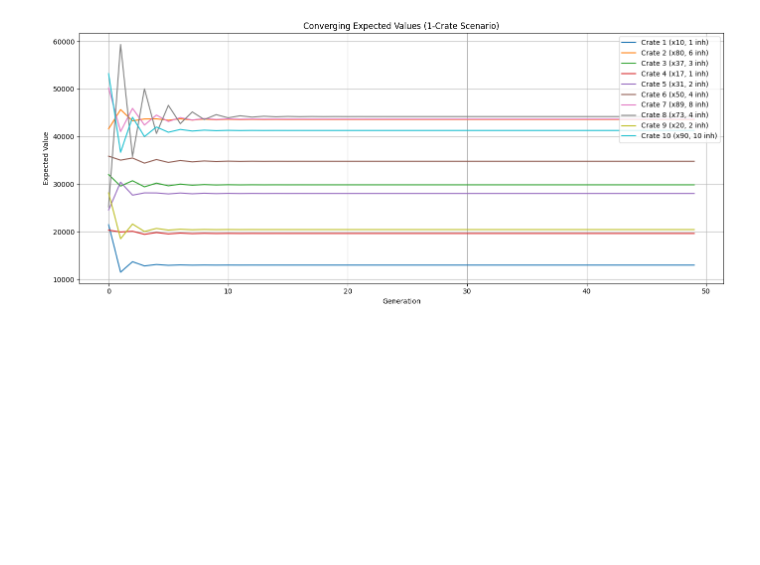
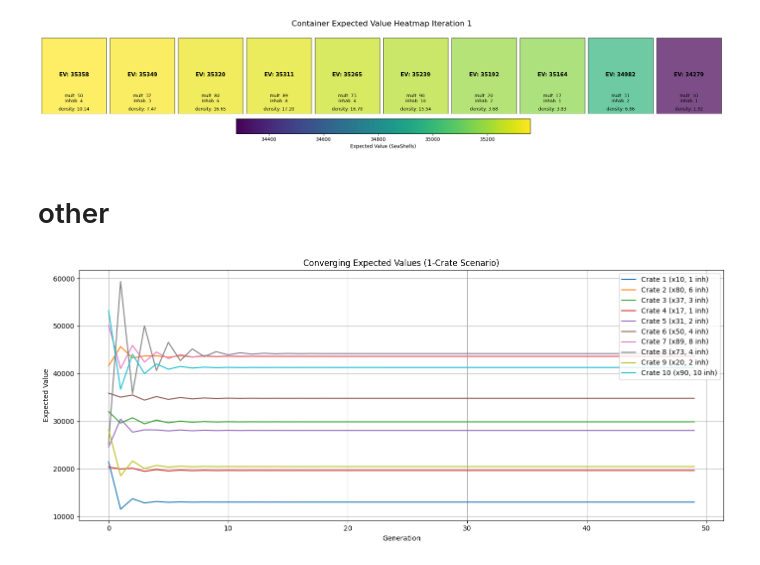
Before and after one commit to chrispyroberts/imc-prosperity-3, a Jupyter notebook: ROUND 2/manualn-.ipynb, the cells around one changed output. Saved outputs shown, nothing was run; the diff lists cells and outputs as text; code cells hidden in the pictures; blank space fills up the shorter version.

```diff
--- a/ROUND 2/manualn-.ipynb
+++ b/ROUND 2/manualn-.ipynb
@@ -31,3 +202,9 @@ popularity = np.ones(n)  # Start with equal assumption
+# %%
+plot_ev(containers, 1)
+# %% [output]
+[figure, added]
+# %% [markdown]
+# other
 # %%
 ev_history = []
 prob_history = []
```
Also changed, not shown: parts of 4 cells of this notebook.
